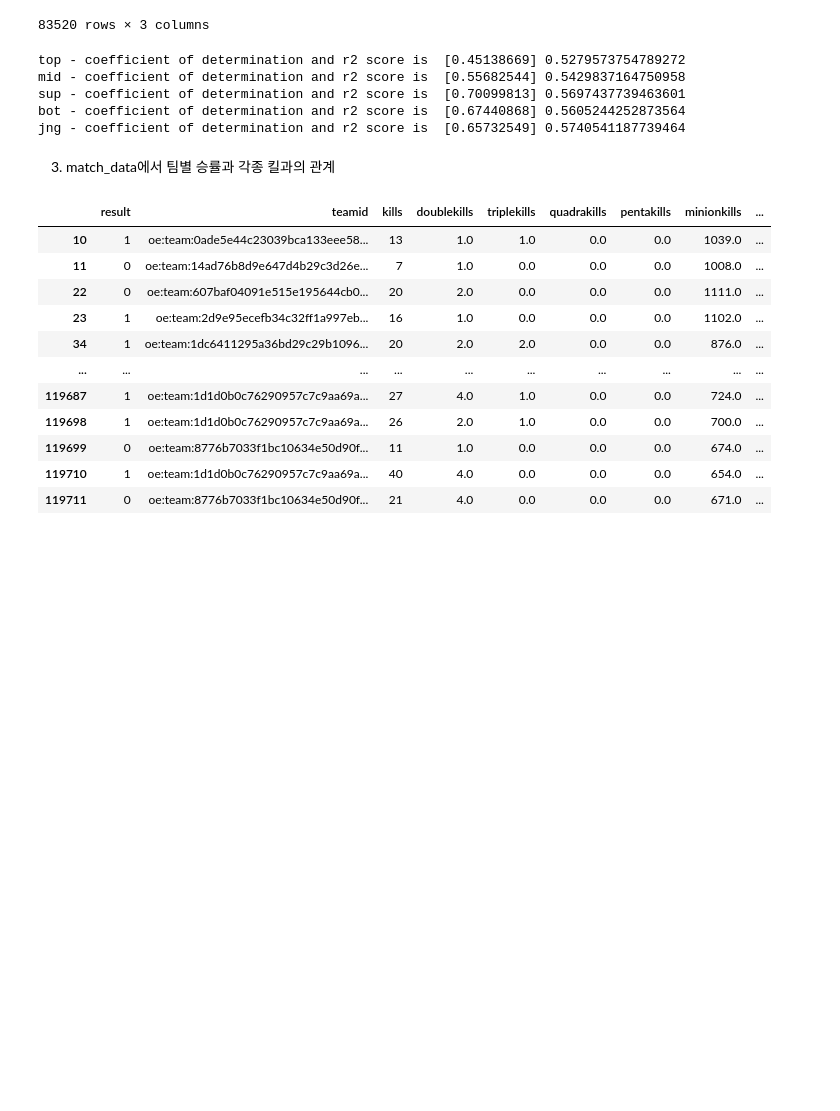
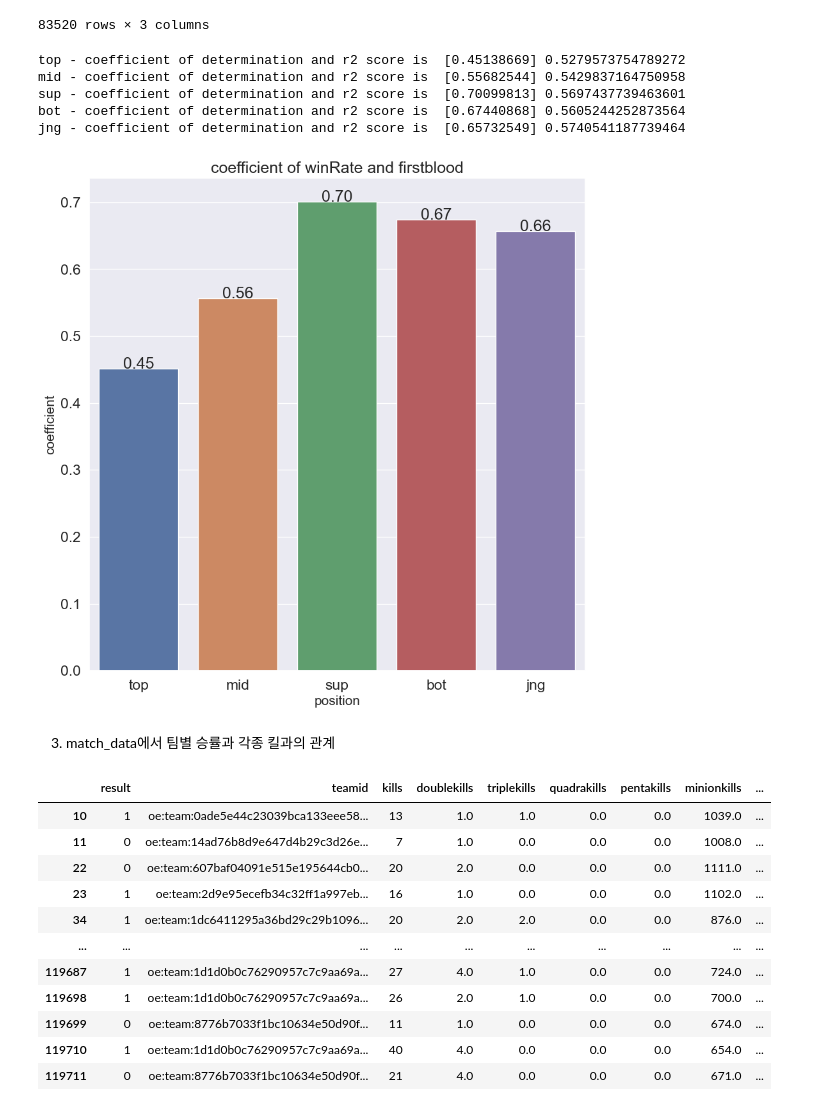
Before and after one commit to minchoCoin/LOL_data_analysis_prj, a Jupyter notebook: esportsDataAnalysis.ipynb, the cells around one changed output. Drawn from its saved outputs; the diff is of its cells as text; code cells hidden in the pictures; blank space fills up the shorter version.

```diff
--- a/esportsDataAnalysis.ipynb
+++ b/esportsDataAnalysis.ipynb
@@ -202,6 +202,30 @@ mid - coefficient of determination and r2 score is  [0.55682544] 0.5429837164750
 sup - coefficient of determination and r2 score is  [0.70099813] 0.5697437739463601
 bot - coefficient of determination and r2 score is  [0.67440868] 0.5605244252873564
 jng - coefficient of determination and r2 score is  [0.65732549] 0.5740541187739464
+# %%
+tmp = pd.DataFrame({'position' : pos, 'coefficient' : coef_W_FB})
+
+
+plt.figure(figsize=(10,10))
+sb.set(font_scale=1.5)
+gp_plot = sb.barplot(y='coefficient',x='position',data=tmp,errorbar=None)
+gp_plot.set_xlabel("position",fontsize="15")
+gp_plot.set_ylabel("coefficient",fontsize="15")
+
+
+
+for p in gp_plot.patches:
+    gp_plot.text(p.get_x() + (p.get_width()/2.0) ,
+            p.get_y() + p.get_height(),
+            f"{p.get_height():.2f}",
+            ha = 'center' )
+
+
+
+plt.title("coefficient of winRate and firstblood")
+plt.show()
+# %% [output]
+[figure, added]
 # %% [markdown]
 3. match_data에서 팀별 승률과 각종 킬과의 관계
 # %%
```
Also changed, not shown: parts of 5 cells of this notebook.
